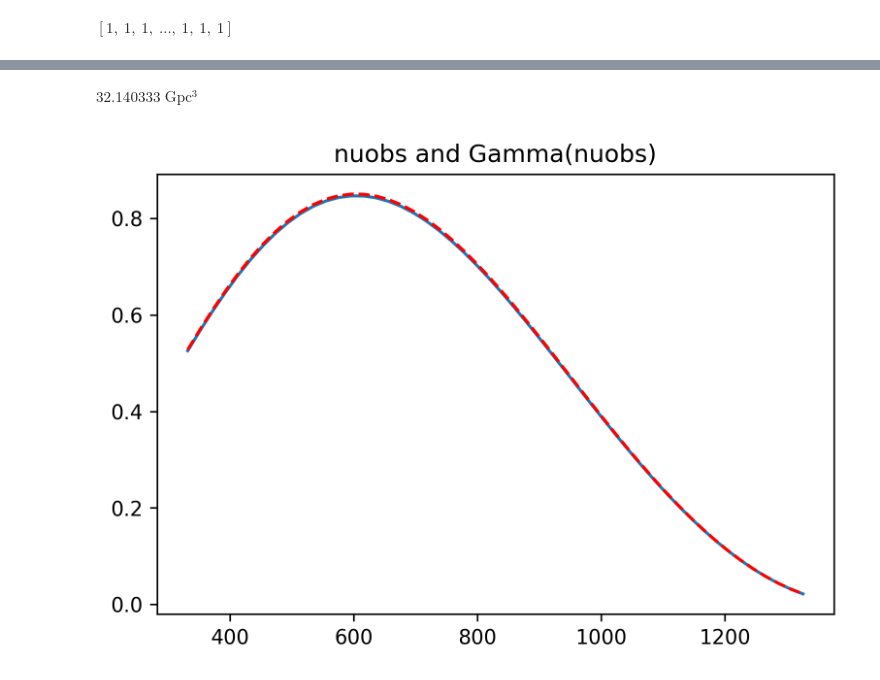
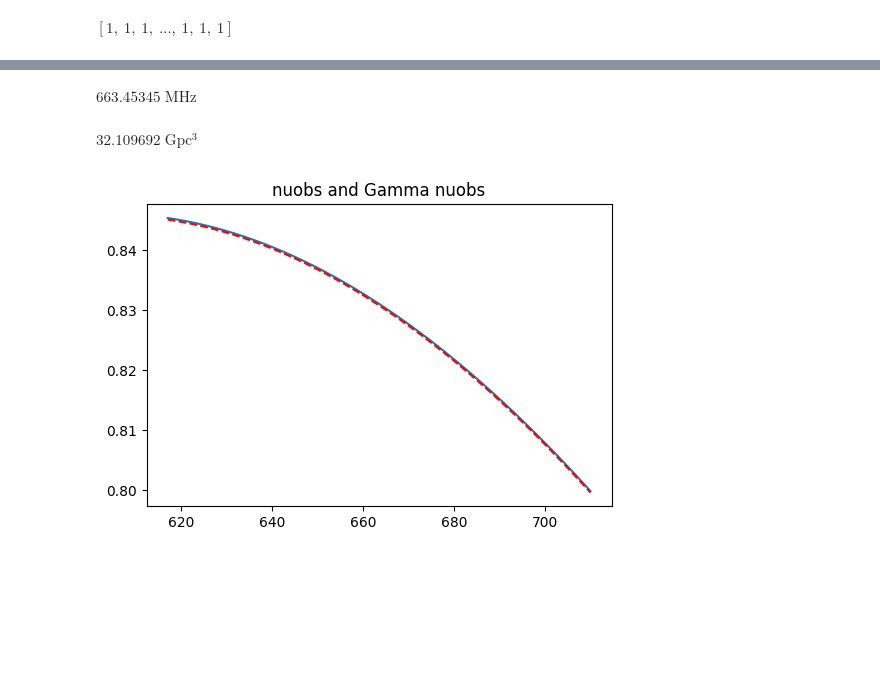
Before and after one commit to DelonShen/LIMxCMBL, a Jupyter notebook: 012.005.2025-04-25-CHIME-figured-out-principled-derivation.ipynb, the cells around one changed output, grey strips where cells are left out. Saved outputs shown, nothing was run; the diff lists cells and outputs as text; code cells hidden in the pictures; blank space fills up the shorter version.

```diff
--- a/012.005.2025-04-25-CHIME-figured-out-principled-derivation.ipynb
+++ b/012.005.2025-04-25-CHIME-figured-out-principled-derivation.ipynb
@@ -309,23 +161,18 @@ for _param in fids_unit:
-# %%
-Gamma_nu(663 * u.MHz, nurest).to(u.Gpc**3)
-# %% [output]
-$32.140333 \; \mathrm{Gpc^{3}}$
-# %%
-_param = 'nuobs'
-fid = 663
-nurest = cu.c/(21.106114054160 * u.cm)
-params = np.linspace(fid/2, fid*2) * u.MHz
-args = [{_param:p} for p in params]
-vals = [check_scaling_CHIME_Pei(**arg)/u_f for arg in args]
-plt.figure(dpi = 300)
-plt.title('nuobs and Gamma(nuobs)')
-
-asdf = vals
-bsdf = (fid_Pei
-         *(params/(663 * u.MHz)).si
-         *(Gamma_nu(params, nurest=nurest)/(32 * u.Gpc**3)).si)
-plt.plot(params, (asdf))
-plt.plot(params, bsdf, 'r--')
-plt.show()
-# %% [output]
-[figure, removed]
+# %%
+a[499]
+# %% [output]
+$663.45345 \; \mathrm{MHz}$
+# %%
+Gamma_nu(a[499], nurest).to(u.Gpc**3)
+# %% [output]
+$32.109692 \; \mathrm{Gpc^{3}}$
+# %%
+nuobs, fid_Pei_2 = CHIME_Pei()
+plt.figure(dpi = 100)
+plt.title('nuobs and Gamma nuobs')
+plt.plot(nuobs, fid_Pei_2)
+plt.plot(nuobs, fid_Pei*(nuobs/(663 * u.MHz)).si
+         *(Gamma_nu(nuobs, nurest)/(32.1 * u.Gpc**3)).si, 'r--')
+plt.show()
+# %% [output]
+[figure, added]
```
Also changed, not shown: parts of 18 cells of this notebook, 2 other files.
